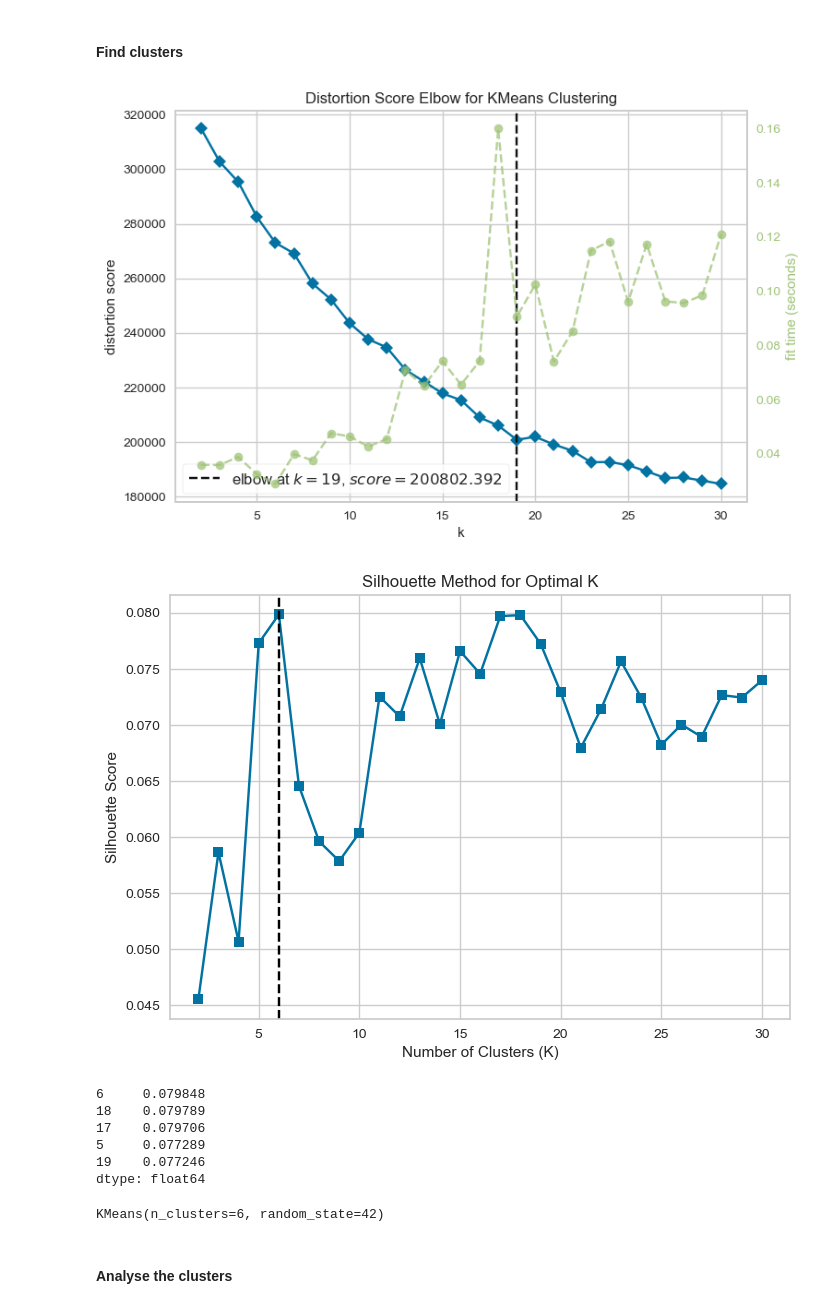
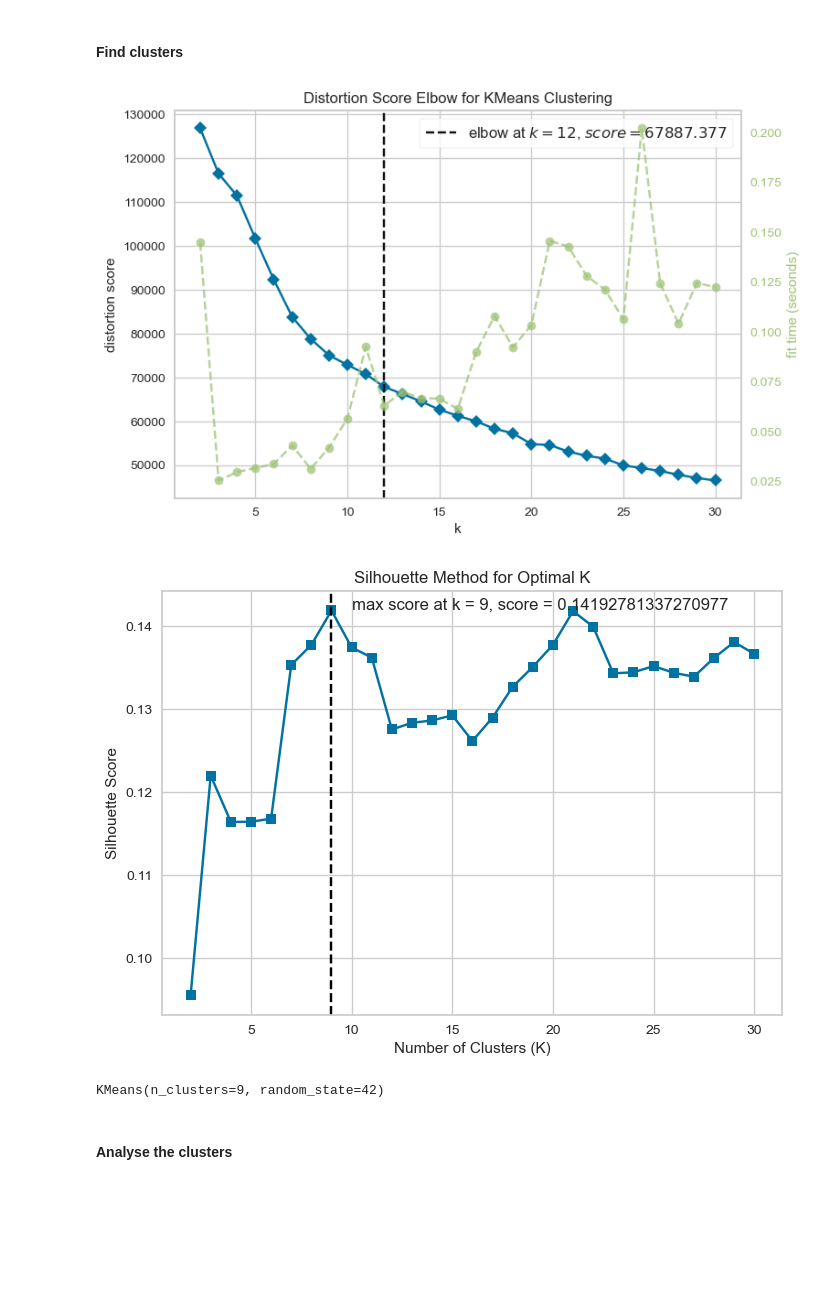
Before and after one commit to nadpierre/aircraft-crashes-clustering-project, a Jupyter notebook: data_modeling.ipynb, the cells around one changed output. Cells and saved outputs as stored; diff of their text form; code cells hidden in the pictures; blank space fills up the shorter version.

```diff
--- a/data_modeling.ipynb
+++ b/data_modeling.ipynb
@@ -19,7 +21,7 @@ from sklearn.preprocessing import OneHotEncoder, OrdinalEncoder
 from yellowbrick.cluster import KElbowVisualizer
 # %%
 # Load data
-with open('data/crashes_cleaned_data.pkl', 'rb') as handle:
+with open('data/cleaned_data.pkl', 'rb') as handle:
 	df = pickle.load(handle)
 df.head()
 # %% [output]
@@ -47,8 +49,8 @@ df.head()
 # %% [markdown]
 ### Reduce cardinality of string values
 # %%
-# Non-categorical columns
+# Get string columns with more than 10 unique values
 nb_unique = df.select_dtypes(include=['object']).nunique()
-string_columns = nb_unique[nb_unique > 5].index
+string_columns = nb_unique[nb_unique > 10].index
 string_columns
 # %% [output]
@@ -89,8 +87,8 @@ df.shape
 # %%
 X = df.copy()
 # %%
-# Use PCA to reduce dimensionality to half
-pca = PCA(n_components=24, whiten=True, random_state=42)
+# Use PCA to reduce dimensionality to 10
+pca = PCA(n_components=10, whiten=True, random_state=42)
 X_pca = pca.fit_transform(X)
 # %%
 X_pca = pd.DataFrame(X_pca, columns=pca.get_feature_names_out())
@@ -118,7 +115,7 @@ visualizer = KElbowVisualizer(KMeans(init='k-means++', random_state=42), k=30)
 visualizer.fit(X_pca)
 visualizer.show();
 # %% [output]
-[figure, old version]
+[figure, new version]
 # %%
 # Create multiple models for silhouette score
 k_values = []
@@ -132,27 +129,22 @@ for k in range(2, 31):
 models = pd.Series(data=scores, index=k_values)
 # %%
 # Silhouette score plot
+optimal_k = models.idxmax()
+max_score = models.max()
+
 plt.plot(models, marker='s')
-plt.xlabel('Number of Clusters (K)')
+plt.xlabel('k')
 plt.ylabel('Silhouette Score')
 plt.title('Silhouette Method for Optimal K')
-plt.axvline(x=models.idxmax(), color='black', linestyle='--')
+plt.axvline(x=optimal_k, color='black', linestyle='--')
+plt.annotate('max score at k = {}, score = {}'.format(optimal_k, max_score), xy=(optimal_k + 1, max_score))
 plt.show()
 # %% [output]
-[figure, old version]
+[figure, new version]
-# %%
-models.nlargest(n=5)
-# %% [output]
-6     0.079848
-18    0.079789
-17    0.079706
-5     0.077289
-19    0.077246
-dtype: float64
 # %%
-# Based on the silhouette method, the lowest k value would be 6
-kmeans = KMeans(n_clusters=6, random_state=42)
+# Based on the silhouette method, the lowest k value to try would be 9
+kmeans = KMeans(n_clusters=9, random_state=42)
 kmeans.fit(X)
 # %% [output]
-KMeans(n_clusters=6, random_state=42)
+KMeans(n_clusters=9, random_state=42)
 # %%
```
Also changed, not shown: parts of 58 cells of this notebook, 8 other files.
